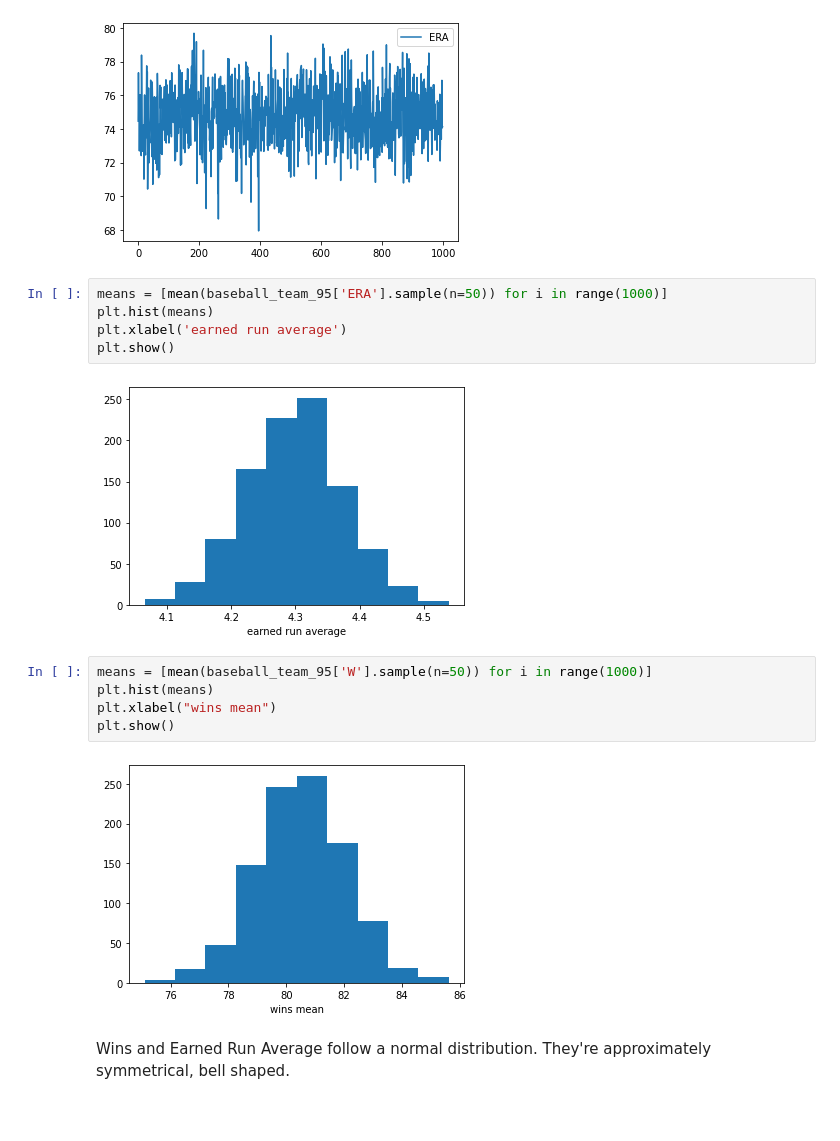
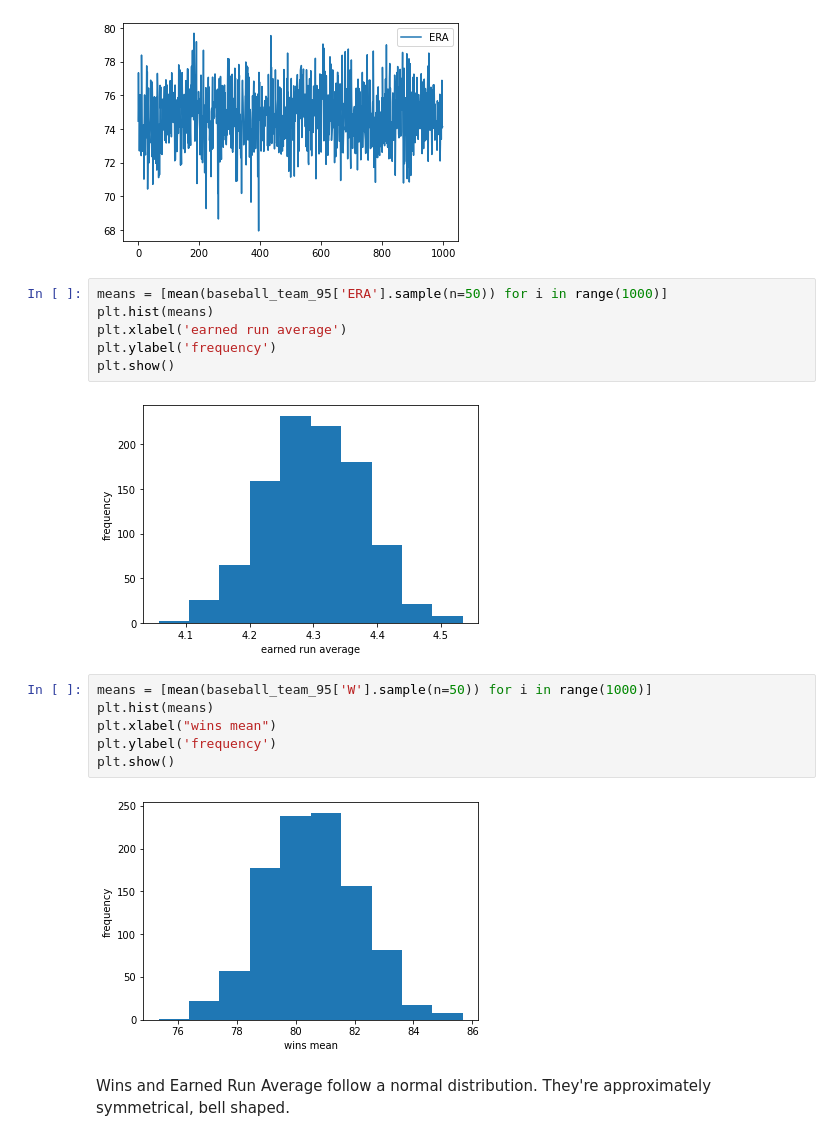
Before and after one commit to Gaukhar-ai/for_my_Thinkful_work, a Jupyter notebook: this exam must be it - to submit!.ipynb, the cells around one changed output. Saved outputs shown, nothing was run; the diff lists cells and outputs as text; blank space fills up the shorter version.

```diff
--- a/this exam must be it - to submit!.ipynb
+++ b/this exam must be it - to submit!.ipynb
@@ -219,17 +219,19 @@ charts.plot()
 # %%
 means = [mean(baseball_team_95['ERA'].sample(n=50)) for i in range(1000)]
 plt.hist(means)
 plt.xlabel('earned run average')
+plt.ylabel('frequency')
 plt.show()
 # %% [output]
-[figure, old version]
+[figure, new version]
 # %%
 means = [mean(baseball_team_95['W'].sample(n=50)) for i in range(1000)]
 plt.hist(means)
 plt.xlabel("wins mean")
+plt.ylabel('frequency')
 plt.show()
 # %% [output]
-[figure, old version]
+[figure, new version]
 # %% [markdown]
 Wins and Earned Run Average follow a normal distribution. They're approximately symmetrical, bell shaped.
 # %%
```
